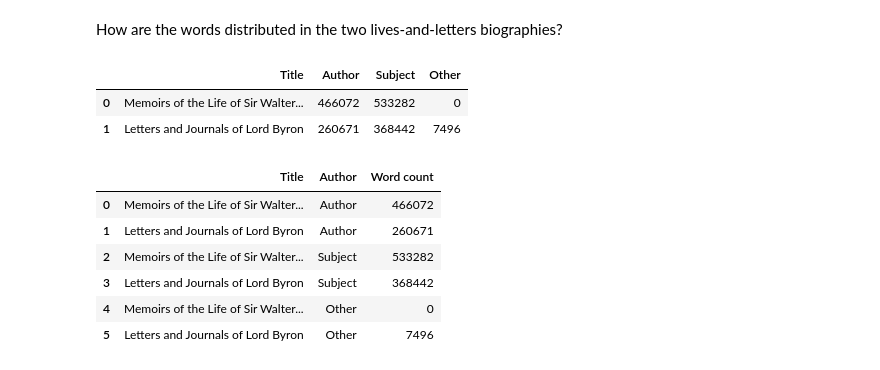
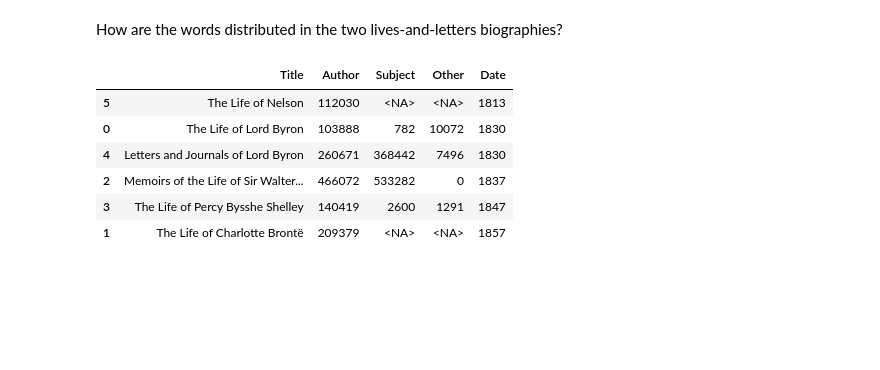
Before and after one commit to sn-code-inside/romantic-self, a Jupyter notebook: Chapter 6 - Life.ipynb, the cells around one changed output. Cells and saved outputs as stored; diff of their text form; code cells hidden in the pictures; blank space fills up the shorter version.

```diff
--- a/Chapter 6 - Life.ipynb
+++ b/Chapter 6 - Life.ipynb
@@ -43,30 +47,22 @@ How are the words distributed in the two lives-and-letters biographies?
 # %%
 # The subjects of the two lives-and-letters biographies
 # NB: Neither appears as author in the other biography
-subjects = {"LdByron", "WaScott"}
-sub_corpus = [val for key,val in corpus.data.items() if key in {"moore.xml", "lockhart.xml"}]
-
 def lives_and_letters_data(bio: Biography):
     return {
         "Title": bio.title,
         "Author": len([token for token in bio.iter_tokens(allowed_authors=bio.author_id)]),
-        "Subject": len([token for token in bio.iter_tokens(allowed_authors=subjects)]),
-        "Other": len([token for token in bio.iter_tokens(allowed_authors=set(bio.all_authors) - {bio.author_id} - subjects)])
+        "Subject": len([token for token in bio.iter_tokens(allowed_authors={bio.subject})]) if bio.extension == ".xml" else pd.NA,
+        "Other": len([token for token in bio.iter_tokens(allowed_authors=bio.all_authors - {bio.author_id} - {bio.subject})]) if bio.extension == ".xml" else pd.NA,
+        "Date": bio.date
     }
 
-figure_6_2_data = pd.DataFrame.from_records(lives_and_letters_data(bio) for bio in sub_corpus)
+figure_6_2_data = pd.DataFrame.from_records(lives_and_letters_data(bio) for bio in corpus).sort_values("Date")
 display(figure_6_2_data)
 # %% [output]
-|  | Title | Author | Subject | Other |
-| 0 | Memoirs of the Life of Sir Walter... | 466072 | 533282 | 0 |
-| 1 | Letters and Journals of Lord Byron | 260671 | 368442 | 7496 |
+|  | Title | Author | Subject | Other | Date |
+| 5 | The Life of Nelson | 112030 | <NA> | <NA> | 1813 |
+| 0 | The Life of Lord Byron | 103888 | 782 | 10072 | 1830 |
+| 4 | Letters and Journals of Lord Byron | 260671 | 368442 | 7496 | 1830 |
+| 2 | Memoirs of the Life of Sir Walter... | 466072 | 533282 | 0 | 1837 |
+| 3 | The Life of Percy Bysshe Shelley | 140419 | 2600 | 1291 | 1847 |
+| 1 | The Life of Charlotte Brontë | 209379 | <NA> | <NA> | 1857 |
-# %%
-pd.melt(figure_6_2_data, id_vars = "Title", var_name = "Author", value_name="Word count")
-# %% [output]
-|  | Title | Author | Word count |
-| 0 | Memoirs of the Life of Sir Walter... | Author | 466072 |
-| 1 | Letters and Journals of Lord Byron | Author | 260671 |
-| 2 | Memoirs of the Life of Sir Walter... | Subject | 533282 |
-| 3 | Letters and Journals of Lord Byron | Subject | 368442 |
-| 4 | Memoirs of the Life of Sir Walter... | Other | 0 |
-| 5 | Letters and Journals of Lord Byron | Other | 7496 |
```
Also changed, not shown: parts of 3 cells of this notebook, 4 other files.
